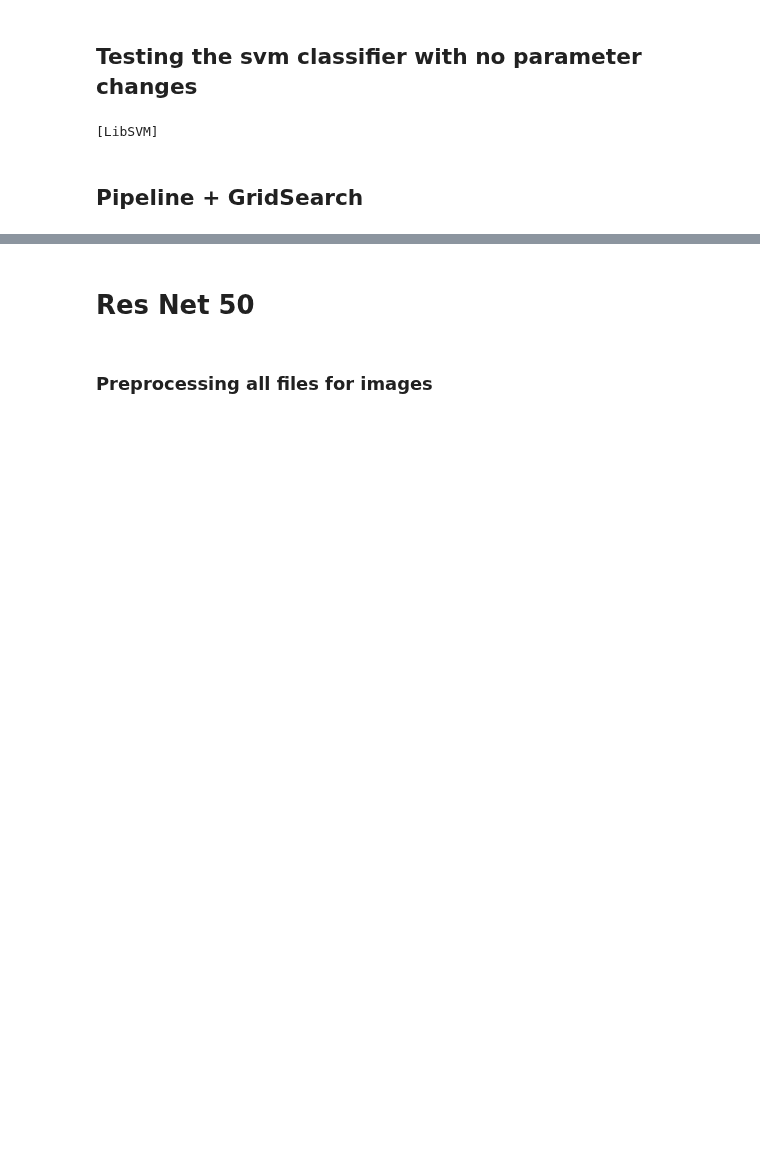
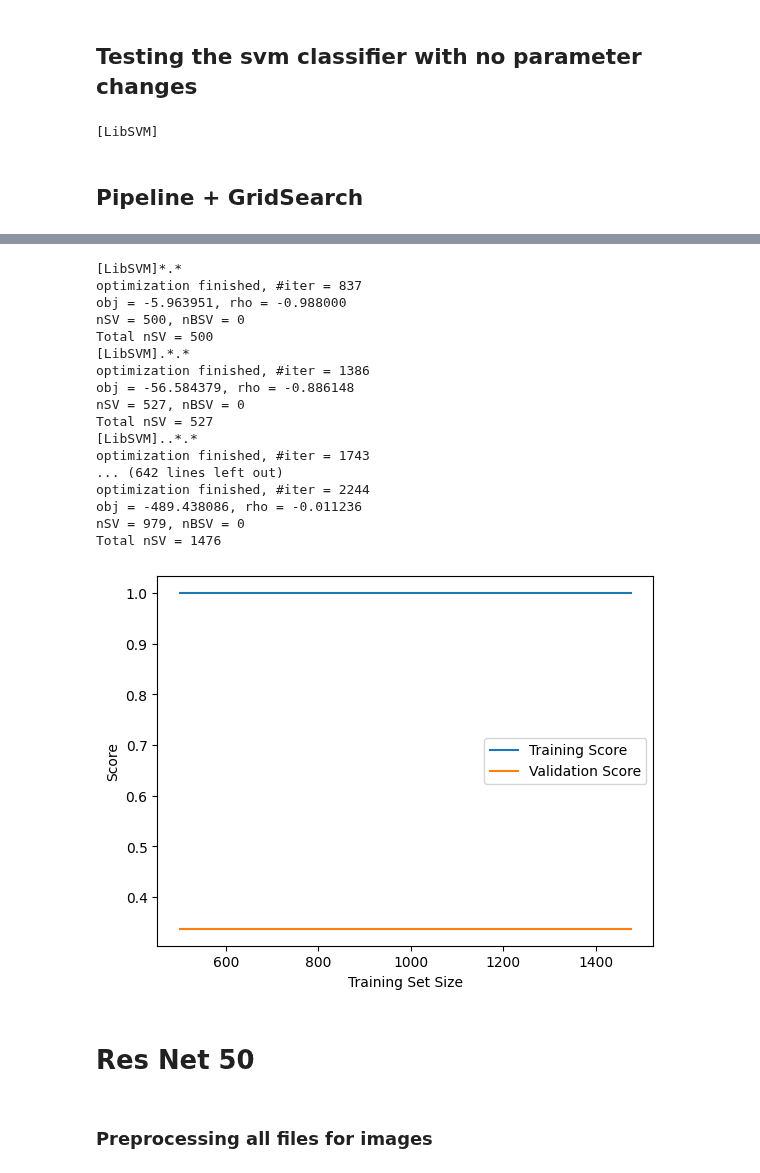
Before and after one commit to EZRA-DVLPR/MachineLearning-Comp542, a Jupyter notebook: group_proj/project.ipynb, the cells around one changed output, grey strips where cells are left out. Cells and saved outputs as stored; diff of their text form; code cells hidden in the pictures; blank space fills up the shorter version.

```diff
--- a/group_proj/project.ipynb
+++ b/group_proj/project.ipynb
@@ -389,3 +449,37 @@ plt.show()
+# %%
+#plot loss
+
+from sklearn.model_selection import learning_curve
+import matplotlib.pyplot as plt
+import numpy as np
+
+train_sizes, train_scores, val_scores = learning_curve(clf, data_resized, labels, train_sizes=np.linspace(0.1, 1.0), cv=2)
+
+plt.plot(train_sizes, np.mean(train_scores, axis=1), label='Training Score')
+plt.plot(train_sizes, np.mean(val_scores, axis=1), label='Validation Score')
+plt.xlabel('Training Set Size')
+plt.ylabel('Score')
+plt.legend()
+plt.show()
+# %% [output]
+[LibSVM]*.*
+optimization finished, #iter = 837
+obj = -5.963951, rho = -0.988000
+nSV = 500, nBSV = 0
+Total nSV = 500
+[LibSVM].*.*
+optimization finished, #iter = 1386
+obj = -56.584379, rho = -0.886148
+nSV = 527, nBSV = 0
+Total nSV = 527
+[LibSVM]..*.*
+optimization finished, #iter = 1743
+... (642 lines left out)
+optimization finished, #iter = 2244
+obj = -489.438086, rho = -0.011236
+nSV = 979, nBSV = 0
+Total nSV = 1476
+[figure, added]
 # %% [markdown]
 # Res Net 50
 # %% [markdown]
```
Also changed, not shown: parts of 4 cells of this notebook.
